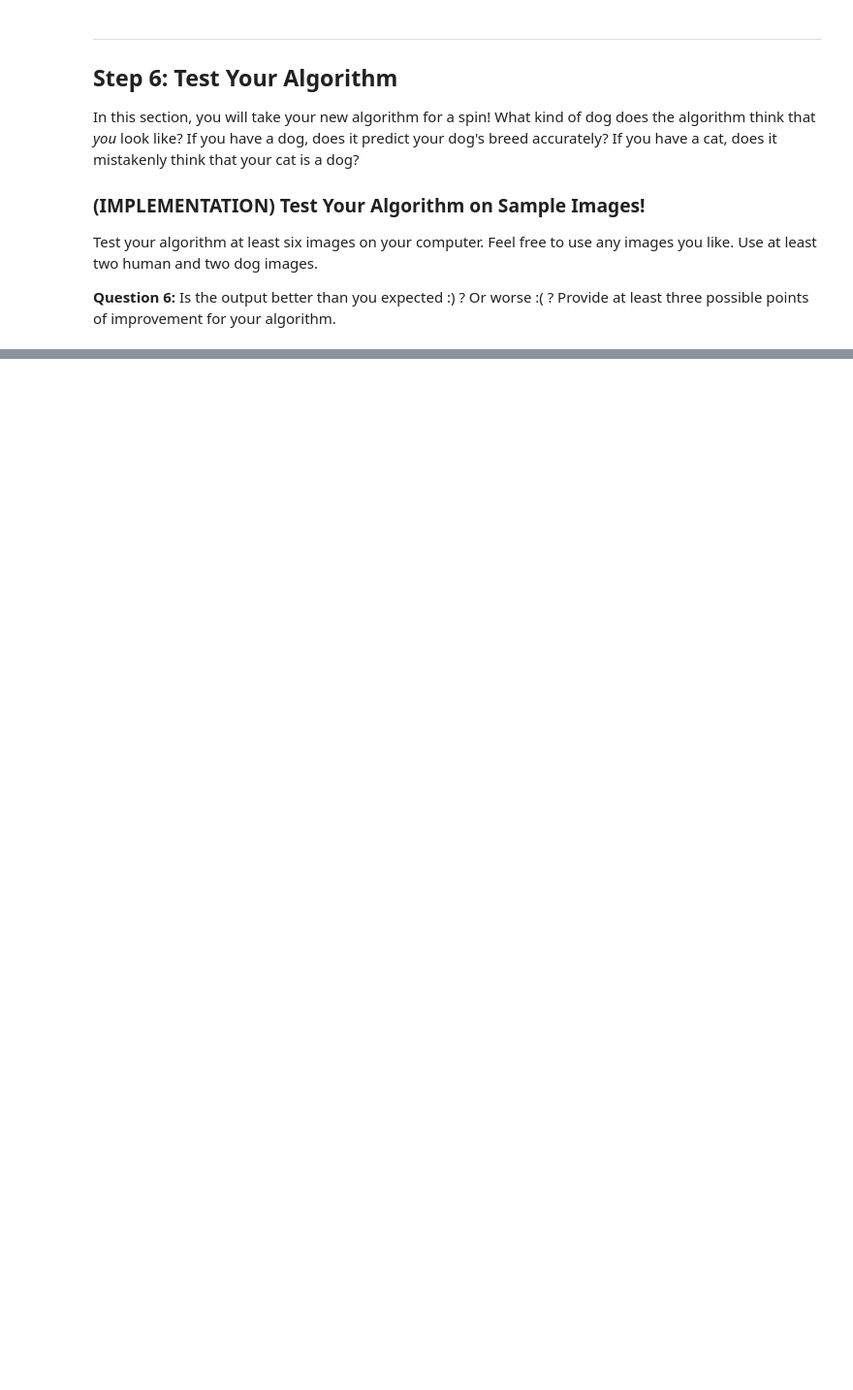
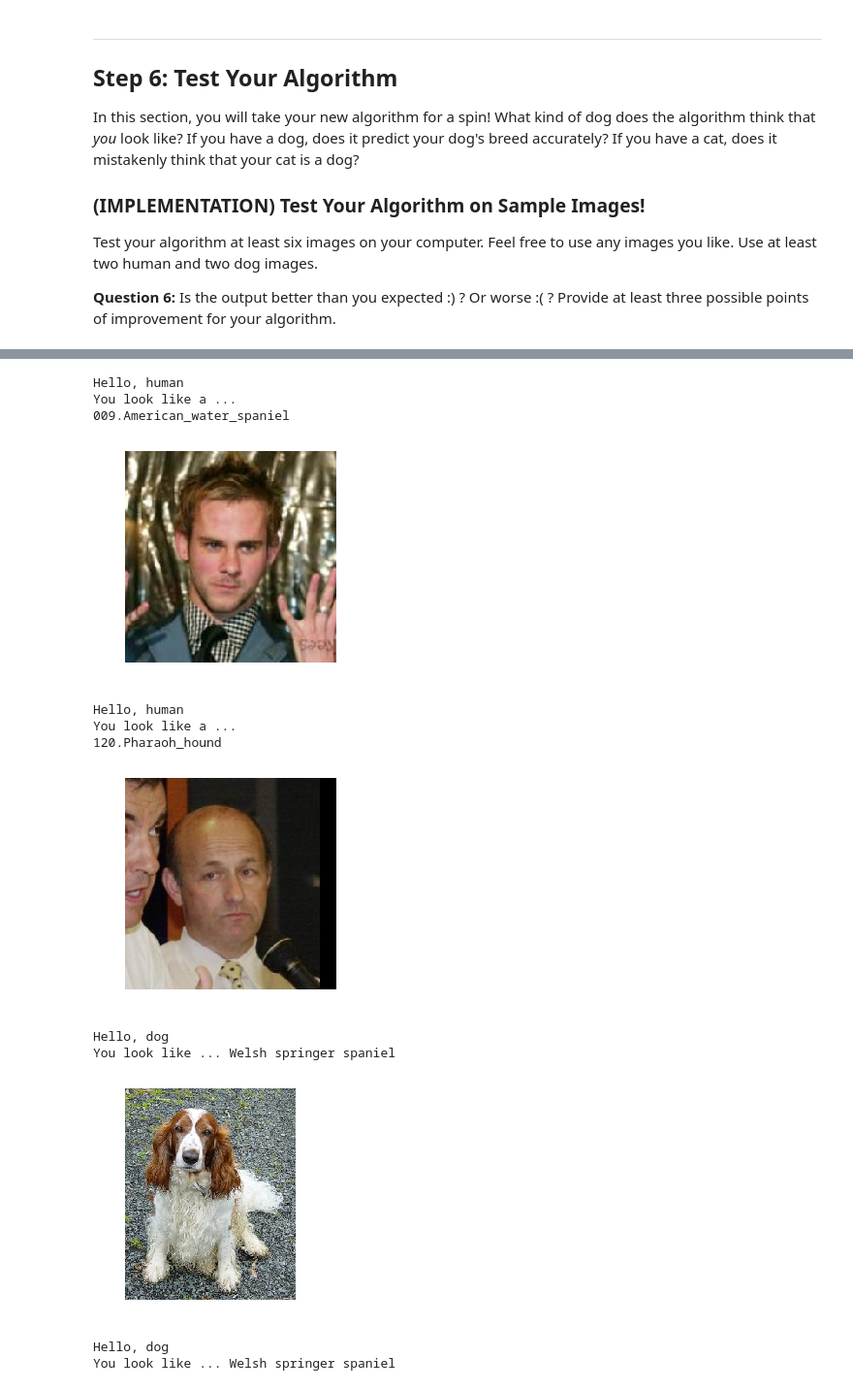
Before and after one commit to cajias2/project-dog-classification, a Jupyter notebook: dog_app.ipynb, the cells around one changed output, grey strips where cells are left out. Shown at 97% size. Drawn from its saved outputs; the diff is of its cells as text; code cells hidden in the pictures; blank space fills up the shorter version.

```diff
--- a/dog_app.ipynb
+++ b/dog_app.ipynb
@@ -621,6 +660,7 @@ Train and validate your model in the code cell below.  [Save the final model par
 # %%
 # train the model
-model_transfer = train(10, loaders_transfer, model_transfer, optimizer_transfer, criterion_transfer, use_cuda, 'model_transfer.pt')
+loaders_transfer = loaders
+mf_vgg16 = train(10, loaders_transfer, mf_vgg16, optimizer_transfer_vgg16, criterion_transfer, use_cuda, 'model_transfer_vgg16.pt')
 
 # load the model that got the best validation accuracy (uncomment the line below)
 #model_transfer.load_state_dict(torch.load('model_transfer.pt'))
@@ -634,16 +711,37 @@ test(loaders_transfer, model_transfer, criterion_transfer, use_cuda)
 ### (IMPLEMENTATION) Predict Dog Breed with the Model
 
 Write a function that takes an image path as input and returns the dog breed (`Affenpinscher`, `Afghan hound`, etc) that is predicted by your model.
+# %%
+from PIL import Image
+import torchvision.transforms as transforms
+from torch.autograd import Variable
+
+def transfer_predict(model, img_path):
+    img = Image.open(img_path)
+    normalizer = transforms.Normalize(mean=[0.485, 0.456, 0.406],
+                                     std=[0.229, 0.224, 0.225])
+    preprocess_chain = transforms.Compose([transforms.Resize(256),
+                                     transforms.CenterCrop(224),
+                                     transforms.ToTensor(),
+                                     normalizer])
+    tensor = preprocess_chain(img).float()
+
+    tensor.unsqueeze_(0)
+
+    tensor = Variable(tensor) #The input to the network needs to be an autograd Variable
+    if use_cuda:
+        tensor = Variable(tensor.cuda())
+    return model(tensor).cpu().data.numpy().argmax()
 # %%
 ### TODO: Write a function that takes a path to an image as input
 ### and returns the dog breed that is predicted by the model.
 
 # list of class names by index, i.e. a name can be accessed like class_names[0]
-class_names = [item[4:].replace("_", " ") for item in data_transfer['train'].classes]
+class_names = [item[4:].replace("_", " ") for item in train_data.classes]
 
-def predict_breed_transfer(img_path):
-    # load the image and return the predicted breed
-    return None
+def predict_breed_transfer(img_path, model):
+    index = transfer_predict(model,img_path)
+    return class_names[index], train_data.classes[index]
 # %% [markdown]
 ---
 <a id='step5'></a>
@@ -662,9 +760,3 @@ Some sample output for our algorithm is provided below, but feel free to design
 
 
 ### (IMPLEMENTATION) Write your Algorithm
-# %%
-### TODO: Write your algorithm.
-### Feel free to use as many code cells as needed.
-
-def run_app(img_path):
-    ## handle cases for a human face, dog, and neither
@@ -685,8 +831,22 @@ __Answer:__ (Three possible points for improvement)
 # %%
 ## TODO: Execute your algorithm from Step 6 on
 ## at least 6 images on your computer.
 ## Feel free to use as many code cells as needed.
 
 ## suggested code, below
-for file in np.hstack((human_files[:3], dog_files[:3])):
-    run_app(file)
+for file in np.hstack((human_files[:2], dog_files[:2])):
+    run_app(file, mf_vgg16)
+# %% [output]
+Hello, human
+You look like a ...
+009.American_water_spaniel
+[figure, added]
+Hello, human
+You look like a ...
+120.Pharaoh_hound
+[figure, added]
+Hello, dog
+You look like ... Welsh springer spaniel
+[figure, added]
+Hello, dog
+You look like ... Welsh springer spaniel
```
Also changed, not shown: parts of 31 cells of this notebook, 1 other file.
